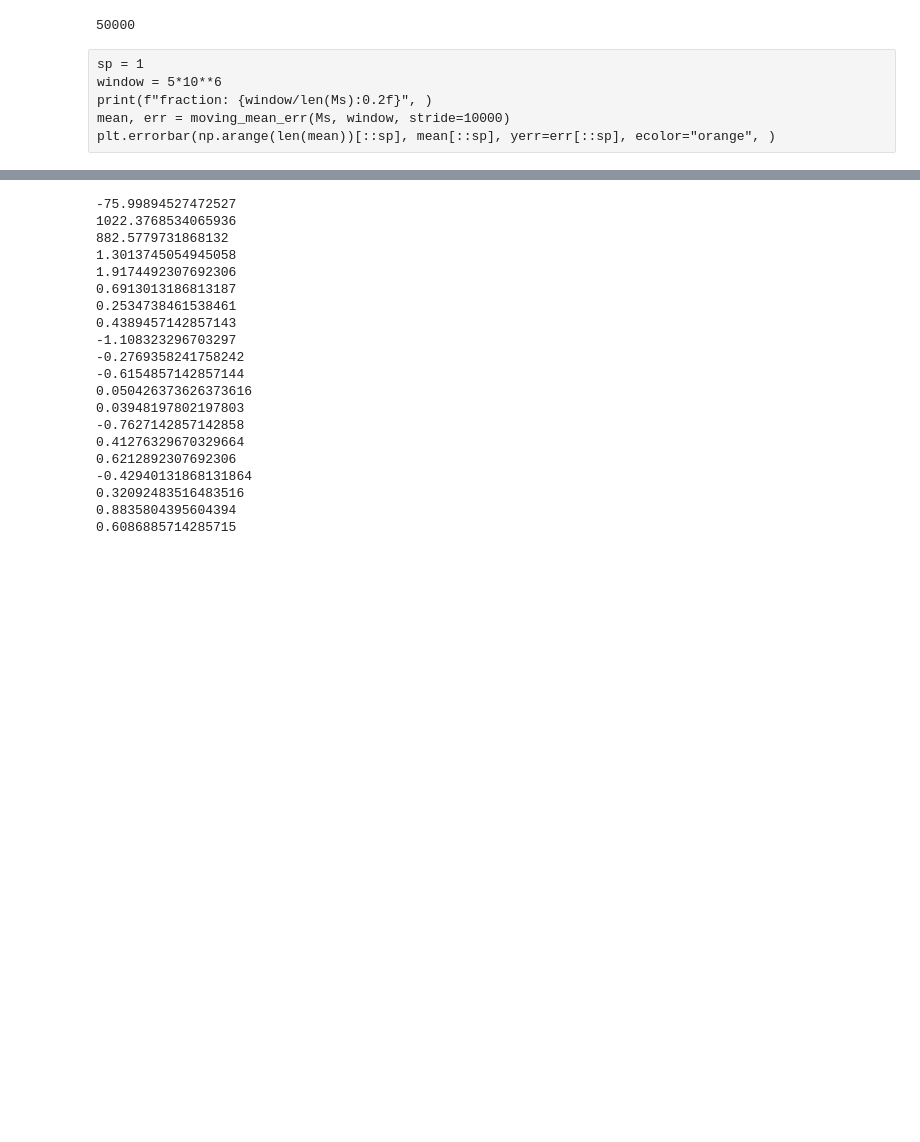
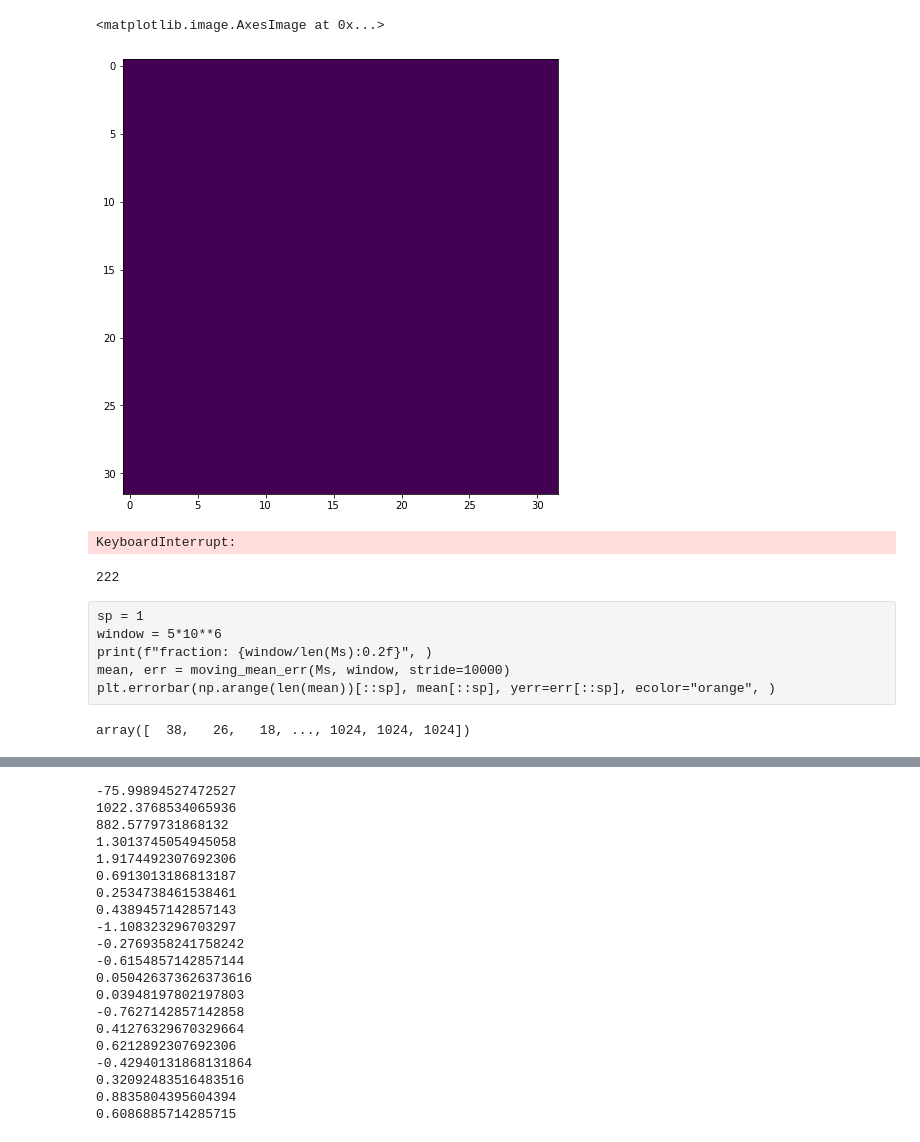
Before and after one commit to ashmat98/ising-model, a Jupyter notebook: python/test.ipynb, the cells around one changed output, grey strips where cells are left out. Cells and saved outputs as stored; diff of their text form; code cells hidden in the pictures; blank space fills up the shorter version.

Commit message:
checkpoint before stride

```diff
--- a/python/test.ipynb
+++ b/python/test.ipynb
@@ -38,13 +36,40 @@ plt.hist(Mss, bins=(Mss.max()-Mss.min()), range=(Mss.min(), Mss.max()), log=True
+# %%
+plt.imshow(engine.get_state()+1)
+# %% [output]
+<matplotlib.image.AxesImage at 0x...>
+[figure, added]
+# %%
+q = 10
+i=0
+while q > 0:
+    SEED = np.random.randint(100000000)
+    # SEED = 14702218
+    Ms, Es, engine = to_run(1, 1_000_000, 0.1, 32, 10000, SEED, True)
+    if abs(engine.get_M())<1024:
+        print(i)
+        q-=1
+        plt.subplot(121)
+        plt.plot(engine.get_sampled_M())
+        plt.subplot(122)
+        plt.imshow(engine.get_state()+1)
+        plt.show()
+    i+=1
+# %% [output]
+KeyboardInterrupt:
 # %%
-len(Ms)
+i
 # %% [output]
-50000
+222
-# %% [raw]
-sp = 1
-window = 5*10**6
-print(f"fraction: {window/len(Ms):0.2f}", )
-mean, err = moving_mean_err(Ms, window, stride=10000)
-plt.errorbar(np.arange(len(mean))[::sp], mean[::sp], yerr=err[::sp], ecolor="orange", )
+# %% [raw]
+sp = 1
+window = 5*10**6
+print(f"fraction: {window/len(Ms):0.2f}", )
+mean, err = moving_mean_err(Ms, window, stride=10000)
+plt.errorbar(np.arange(len(mean))[::sp], mean[::sp], yerr=err[::sp], ecolor="orange", )
+# %%
+Ms
+# %% [output]
+array([  38,   26,   18, ..., 1024, 1024, 1024])
 # %%
 pool = Pool(7)
 # %%
```
Also changed, not shown: parts of 14 cells of this notebook, 5 other files.
